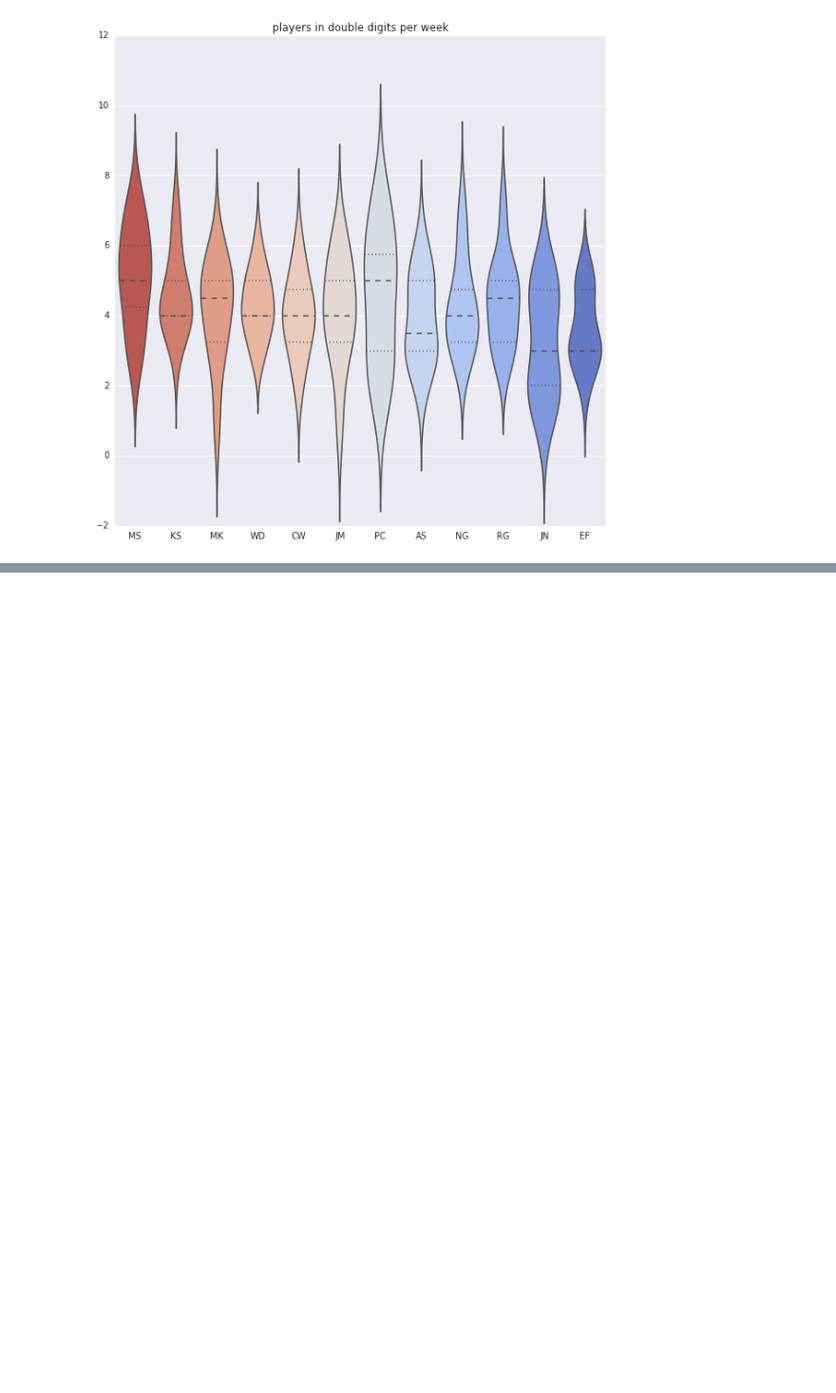
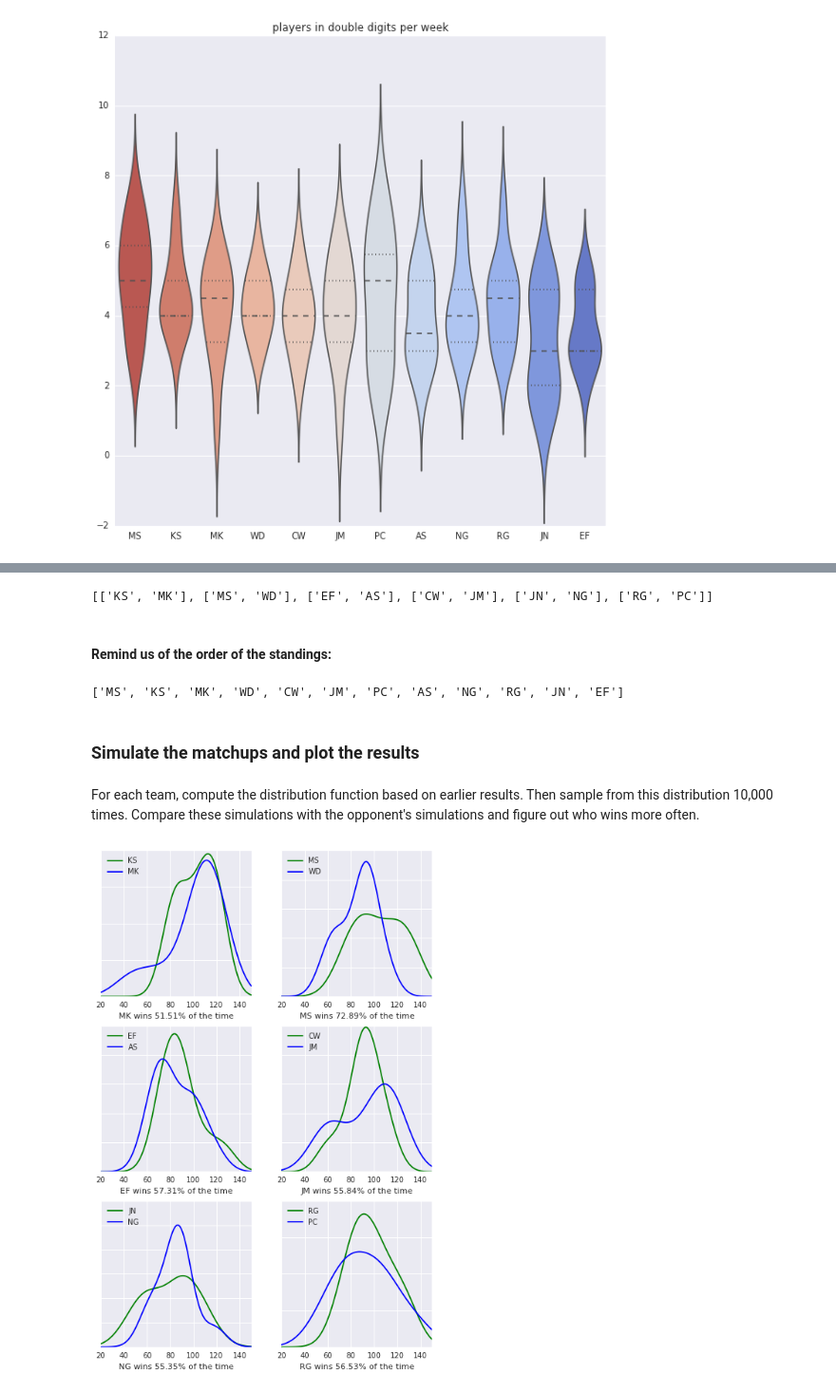
Before and after one commit to sitek/GhostRideTheCart, a Jupyter notebook: GhostRideTheStats.ipynb, the cells around one changed output, grey strips where cells are left out. Shown: that part at 95% size. Drawn from its saved outputs; the diff is of its cells as text; code cells hidden in the pictures; blank space fills up the shorter version.

Commit message:
add simulations

```diff
--- a/GhostRideTheStats.ipynb
+++ b/GhostRideTheStats.ipynb
@@ -232,0 +254,51 @@ sb.violinplot(np.transpose(pdfre[standings,:]), color="coolwarm_r", names = mana
+# %%
+matchups = [['KS','MK'], ['MS','WD'], ['EF','AS'], ['CW','JM'], ['JN','NG'],['RG','PC']]
+print matchups
+# %% [output]
+[['KS', 'MK'], ['MS', 'WD'], ['EF', 'AS'], ['CW', 'JM'], ['JN', 'NG'], ['RG', 'PC']]
+# %% [markdown]
+#### Remind us of the order of the standings:
+# %%
+print manager_standings
+# %% [output]
+['MS', 'KS', 'MK', 'WD', 'CW', 'JM', 'PC', 'AS', 'NG', 'RG', 'JN', 'EF']
+# %% [markdown]
+### Simulate the matchups and plot the results
+# %% [markdown]
+For each team, compute the distribution function based on earlier results. Then sample from this distribution 10,000 times. Compare these simulations with the opponent's simulations and figure out who wins more often.
+# %%
+
+xgrid = np.linspace(20,150, 100)
+
+sb.set_context(rc={"figure.figsize": (8,12),'font.size': 16})
+
+for idx, game in enumerate(matchups):
+
+    density1 = kde.gaussian_kde(pfre[manager_initials.index(game[0]),:])
+    density2 = kde.gaussian_kde(pfre[manager_initials.index(game[1]),:])
+
+    sample1 = density1.resample(10000)
+    sample2 = density2.resample(10000)
+
+    outcomes = sample1-sample2
+    team1wins = filter(lambda x: x>0,outcomes[0])
+    team2wins = filter(lambda x: x<0,outcomes[0])
+    if len(team1wins) > len(team2wins):
+        percentwin = len(team1wins)/100.
+        xlab = "%s wins %.2f%% of the time" %(game[0],percentwin)
+    else:
+        percentwin = len(team2wins)/100.
+        xlab = "%s wins %.2f%% of the time" %(game[1],percentwin)
+
+    ax = plt.subplot(3,2,idx+1)
+    ax.plot(xgrid, density1(xgrid), 'g-',label=game[0])
+    ax.plot(xgrid, density2(xgrid), 'b-',label=game[1])
+    plt.xlim((20,150))
+    ax.set_yticklabels([])
+
+    green_line = mlines.Line2D([], [], color='green', label=game[0])
+    blue_line = mlines.Line2D([], [], color='blue', label=game[1])
+    plt.legend([green_line, blue_line],[game[0],game[1]],loc=2)
+    plt.xlabel(xlab)
+# %% [output]
+[figure, added]
```
Also changed, not shown: parts of 7 cells of this notebook.
